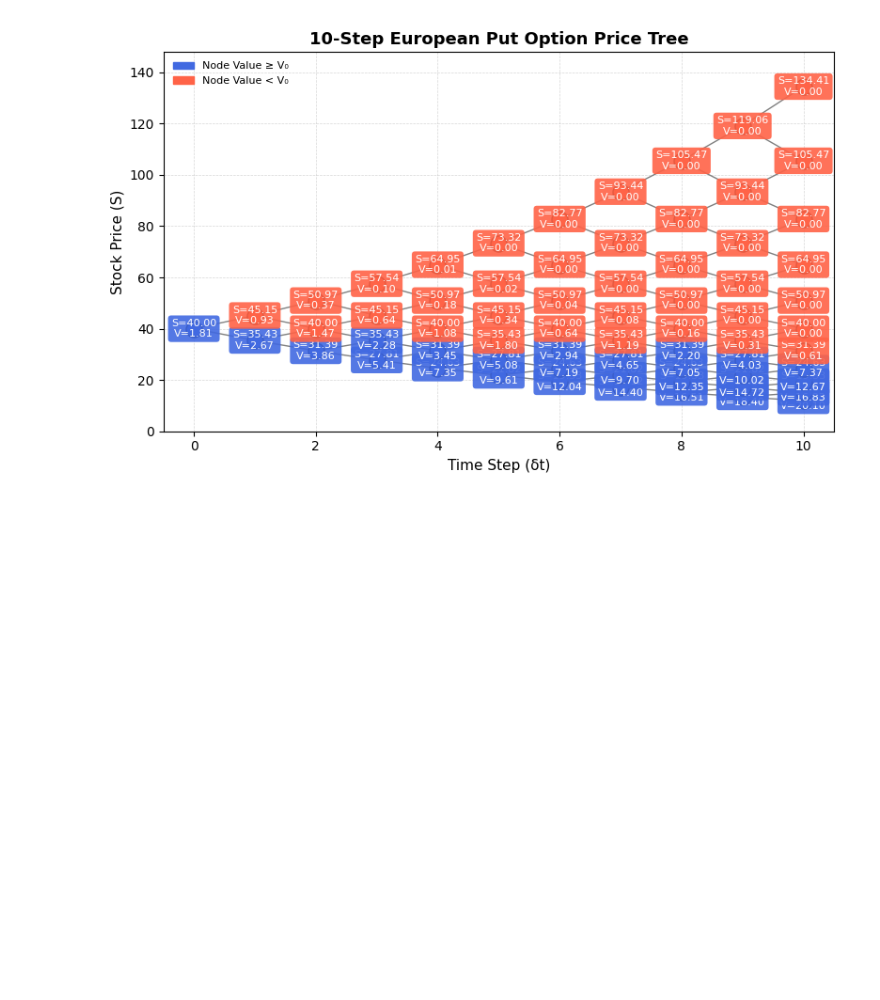
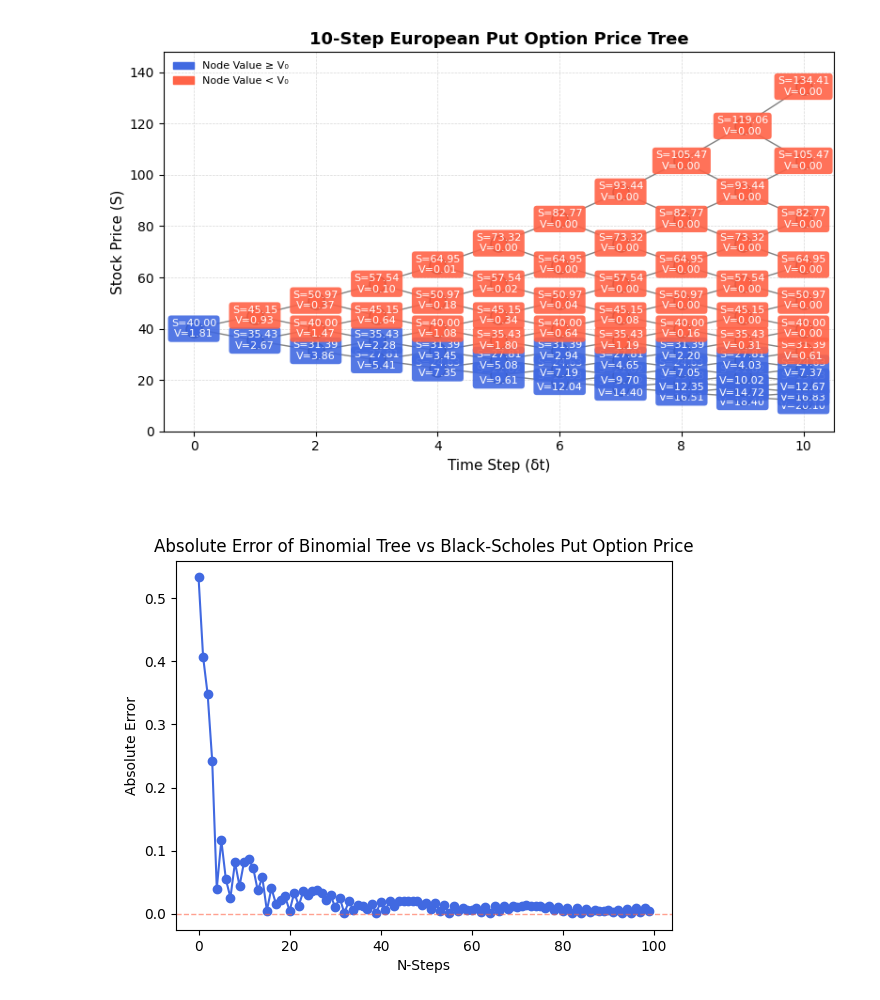
Before and after one commit to heavy-t/MMATH_Project, a Jupyter notebook: Euro Binomial Tree.ipynb, the cells around one changed output. Drawn from its saved outputs; the diff is of its cells as text; code cells hidden in the pictures; blank space fills up the shorter version.

```diff
--- a/Euro Binomial Tree.ipynb
+++ b/Euro Binomial Tree.ipynb
@@ -250,6 +250,15 @@ plot_euro_binomial_option_tree(result)
 # %% [output]
 {'p': 0.56329, 'option_tree': [[1.161], [2.726, 0.0], [6.4, 0, 0]], 'option_price': 1.161, 'price_tree': [[40.0], [32.0, 48.0], [25.6, 38.4, 57.6]], 'option_type': 'Put'}
 [figure]
+# %%
+def bin_paramaters(sigma,T, N):
+    dt= T / N
+
+    u = math.exp(sigma * dt ** 0.5)
+    d = math.exp(-sigma * dt ** 0.5)
+    return {
+        "up": u, "down": d
+    }
 # %%
 S0, E, r, T, u, d, N , option_type = 40, 32, 0.1, 0.5, 1.128849933527217, 0.8858573405549035, 10 , "put"
 result = euro_binomial_tree(S0, E, r, T, u, d, N, option_type)
@@ -259,3 +268,35 @@ plot_euro_binomial_option_tree(result)
 # %% [output]
 {'p': 0.49037, 'option_tree': [[1.807], [2.672, 0.926], [3.857, 1.468, 0.373], [5.413, 2.28, 0.639, 0.099], [7.35, 3.454, 1.083, 0.185, 0.01], [9.61, 5.077, 1.803, 0.345, 0.02, 0.0], [12.036, 7.187, 2 ...
 [figure]
+# %%
+import matplotlib.pyplot as plt
+S0, E, r, T, option_type = 40, 32, 0.1, 0.5, "put"
+sigma = 0.54202
+
+Euro_val = []
+
+# Calculate option price and error for N=1 to 100
+for N in range(1, 101):
+    u = bin_paramaters(sigma,T, N)["up"]
+    d = bin_paramaters(sigma,T, N)["down"]
+
+    result = euro_binomial_tree(S0, E, r, T, u, d, N, option_type)["option_price"]
+
+    error = abs(result - 1.8507)
+
+    Euro_val.append((error))
+
+# Plot
+plt.plot(Euro_val, marker='o', linestyle='-', color='royalblue')
+
+#Dashed line at y=0 for reference
+plt.axhline(y=0, linestyle='--', linewidth=1, alpha=0.6, color='tomato')
+
+# Optional labels
+plt.xlabel("N-Steps")
+plt.ylabel("Absolute Error")
+plt.title("Absolute Error of Binomial Tree vs Black-Scholes Put Option Price")
+
+plt.show()
+# %% [output]
+[figure, added]
```
Also changed, not shown: 4 other files.
